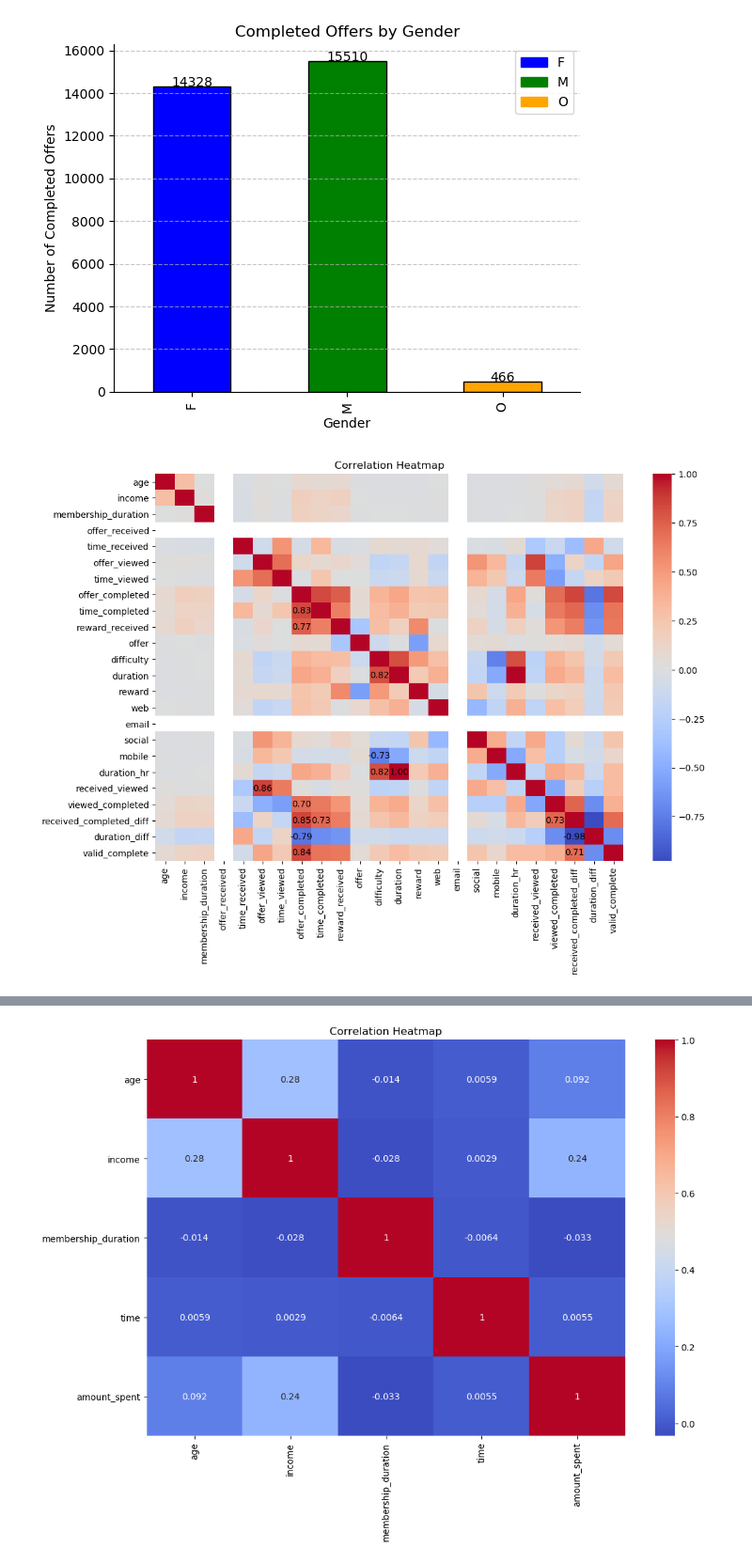
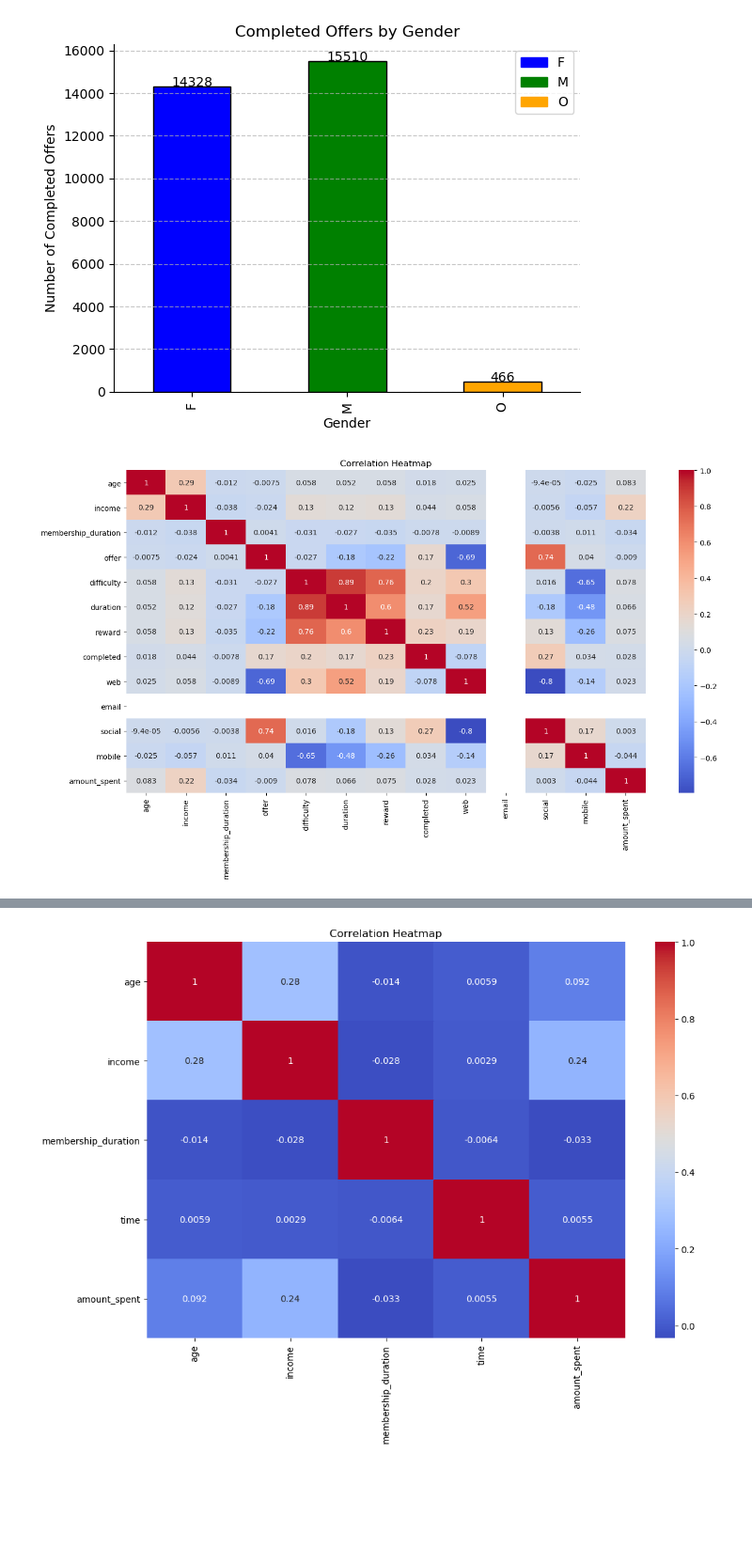
Before and after one commit to ShantiRoseCodes/aws_mle_capstone_project, a Jupyter notebook: Starbucks Capstone Exploration of Joined Tables.ipynb, the cells around one changed output, grey strips where cells are left out. Shown: that part at 94% size. Drawn from its saved outputs; the diff is of its cells as text; code cells hidden in the pictures; blank space fills up the shorter version.

```diff
--- a/Starbucks Capstone Exploration of Joined Tables.ipynb
+++ b/Starbucks Capstone Exploration of Joined Tables.ipynb
@@ -12,6 +12,7 @@ import os
 transaction = pd.read_csv('data/transaction.csv')
 transaction_offers = pd.read_csv('data/transaction_offers.csv')
 complete_df = pd.read_csv('data/cleaned_complete.csv')
+transaction_with_labels = pd.read_csv('data/transaction_with_labels.csv')
 # %%
 complete_df.head()
 # %% [output]
@@ -246,28 +245,27 @@ plt.show()
 # %% [output]
 [figure]
 # %%
-corr = complete_df.corr()
+corr = transaction_with_labels[['age', 'income', 'membership_duration', 'offer', 'difficulty', 'duration', 'reward', 'completed', 'web', 'email', 'social', 'mobile', 'amount_spent']].corr()
 
-fig, ax = plt.subplots(figsize=(12, 8))
-
-threshold = 0.7
-
-sns.heatmap(corr, cmap='coolwarm')
+fig, ax = plt.subplots(figsize=(16, 8))
 
 
-for i in range(len(corr.columns)):
-    for j in range(i):
-        if abs(corr.iloc[i, j]) > threshold:
-            text = ax.text(j + 0.5, i + 0.5, "{:.2f}".format(corr.iloc[i, j]),
-                           ha="center", va="center", color="black", fontsize=10)
+sns.heatmap(corr, annot = True, cmap='coolwarm')
+
+
+# for i in range(len(corr.columns)):
+#     for j in range(i):
+#         if abs(corr.iloc[i, j]) > threshold:
+#             text = ax.text(j + 0.5, i + 0.5, "{:.2f}".format(corr.iloc[i, j]),
+#                            ha="center", va="center", color="black", fontsize=10)
 
 plt.yticks(rotation=0)
 plt.xticks(rotation=90)
 
 plt.title('Correlation Heatmap')
 plt.show()
 
 # plt.savefig(os.path.join('photos/correlation_heat_map.png'), dpi=300, format='png', bbox_inches='tight') # use format='svg' or 'pdf' for vectorial pictures
 # %% [output]
-[figure, old version]
+[figure, new version]
 # %%
```
Also changed, not shown: parts of 19 cells of this notebook, 1 other file.
